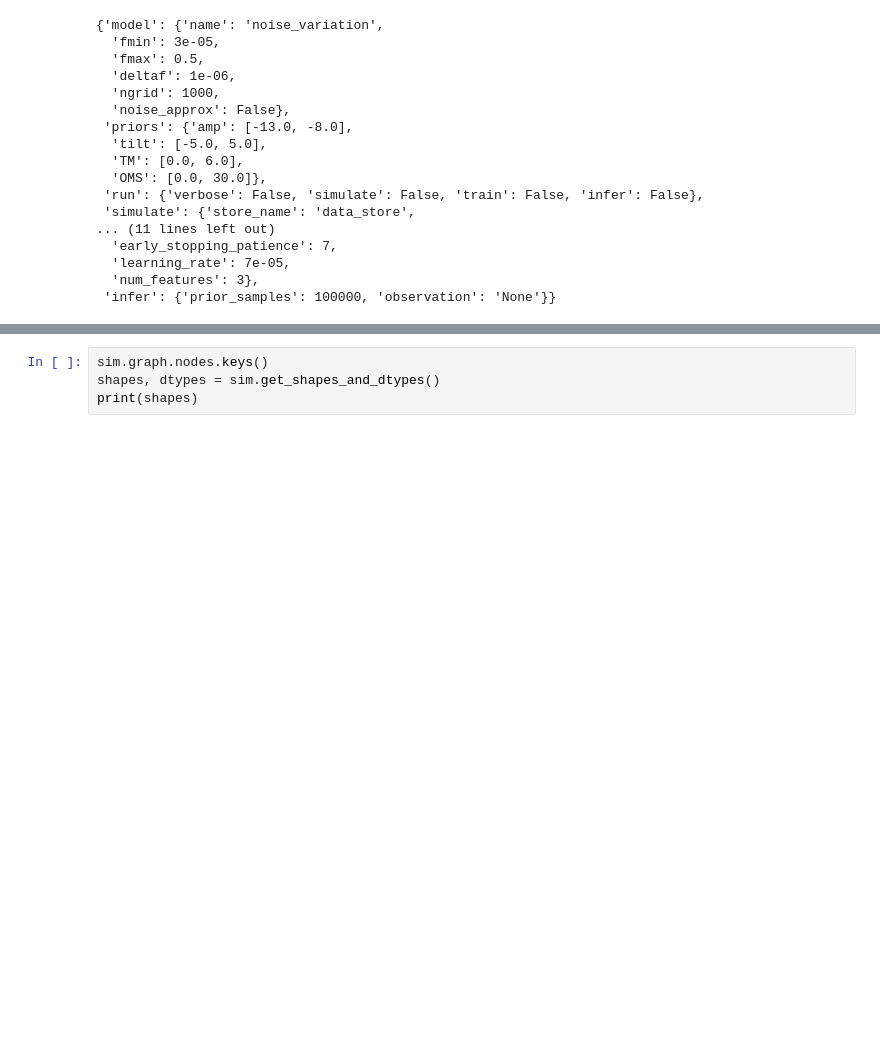
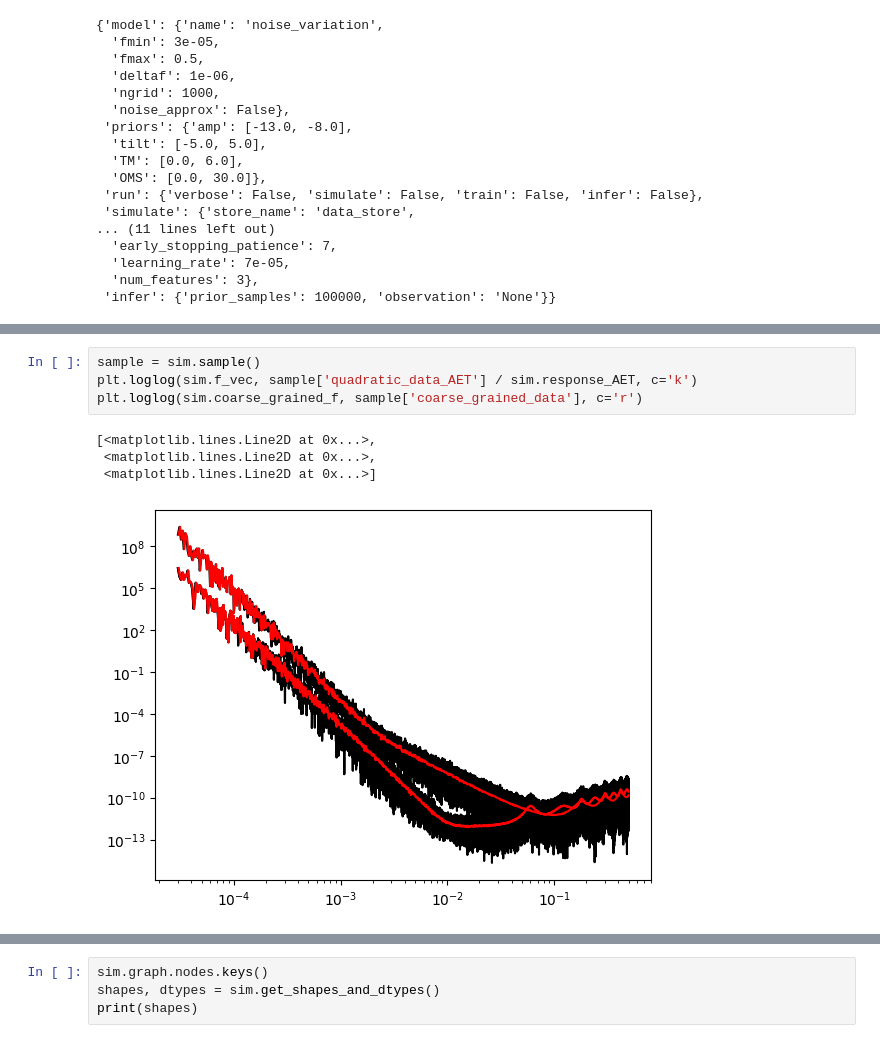
Before and after one commit to PEREGRINE-GW/saqqara, a Jupyter notebook: examples/noise_variation/workbook.ipynb, the cells around one changed output, grey strips where cells are left out. Saved outputs shown, nothing was run; the diff lists cells and outputs as text; blank space fills up the shorter version.

```diff
--- a/examples/noise_variation/workbook.ipynb
+++ b/examples/noise_variation/workbook.ipynb
@@ -29,0 +35,9 @@ sim = LISA_AET(config)
+# %%
+sample = sim.sample()
+plt.loglog(sim.f_vec, sample['quadratic_data_AET'] / sim.response_AET, c='k')
+plt.loglog(sim.coarse_grained_f, sample['coarse_grained_data'], c='r')
+# %% [output]
+[<matplotlib.lines.Line2D at 0x...>,
+ <matplotlib.lines.Line2D at 0x...>,
+ <matplotlib.lines.Line2D at 0x...>]
+[figure, added]
```
Also changed, not shown: parts of 33 cells of this notebook, 6 other files.
